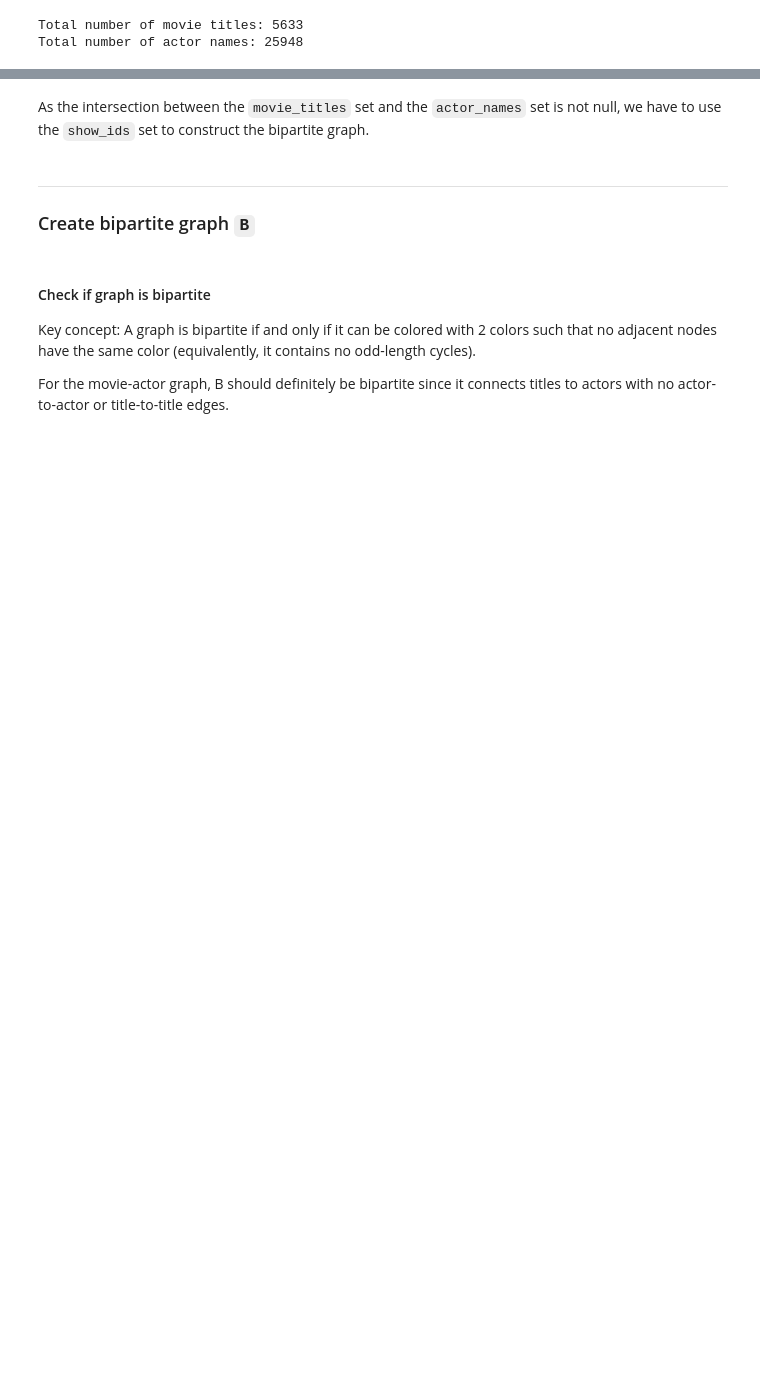
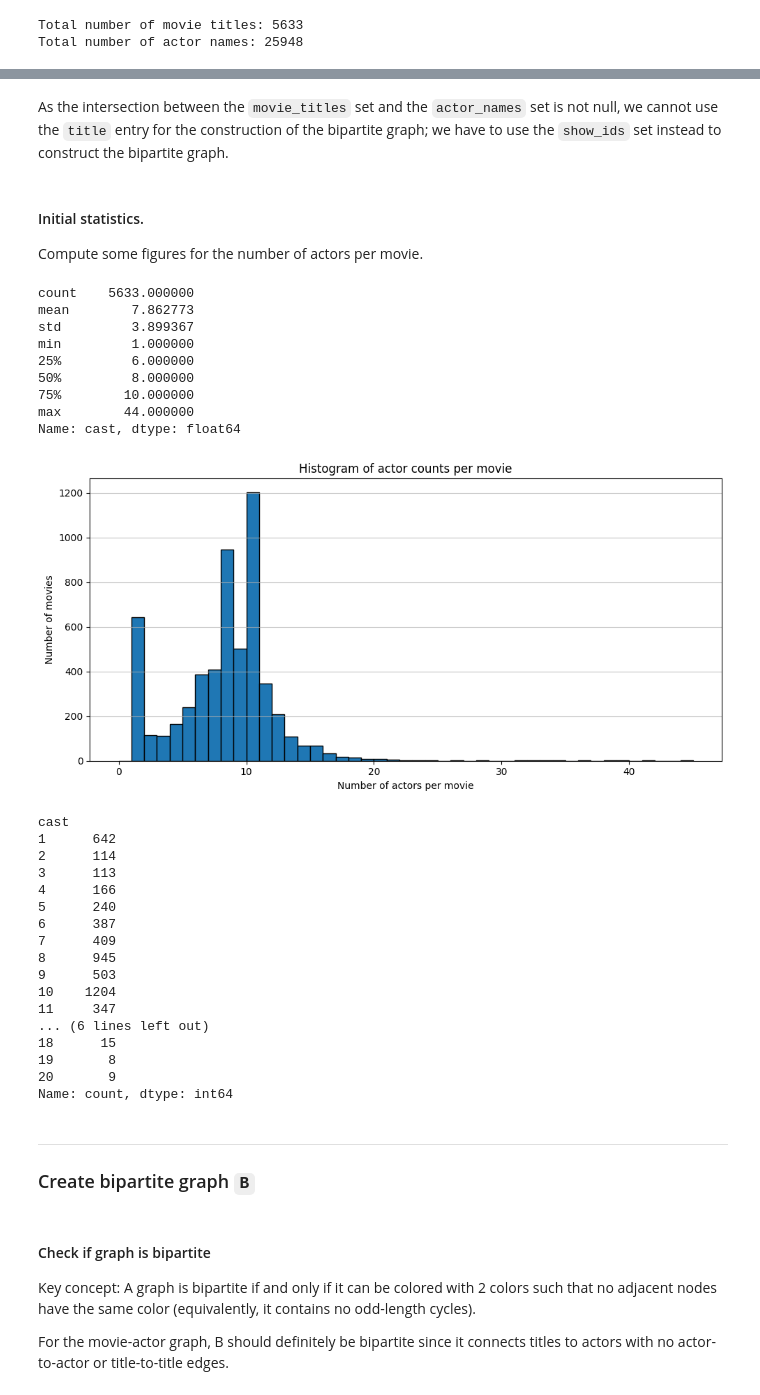
Before and after one commit to nluttenberger/methods_26, a Jupyter notebook: 072-Netflix_graphs.ipynb, the cells around one changed output, grey strips where cells are left out. Drawn from its saved outputs; the diff is of its cells as text; code cells hidden in the pictures; blank space fills up the shorter version.

```diff
--- a/072-Netflix_graphs.ipynb
+++ b/072-Netflix_graphs.ipynb
@@ -165,5 +197,59 @@ Movie titles that are also actor names: {'Amar', 'Shiva', 'Jimi Hendrix', 'Game'
 # %% [markdown]
-As the intersection between the `movie_titles` set and the `actor_names` set is not null, we have to use the `show_ids` set to construct the bipartite graph.
+As the intersection between the `movie_titles` set and the `actor_names` set is not null, we cannot use the `title` entry for the construction of the bipartite graph; we have to use the `show_ids` set instead to construct the bipartite graph.
+# %% [markdown]
+#### Initial statistics.
+
+Compute some figures for the number of actors per movie.
+# %%
+# Compute the number of actors per movie (split cast by comma and strip whitespace)
+actors_per_movie = df_movie['cast'].fillna('').apply(
+    lambda s: len([a for a in (x.strip() for x in s.split(',')) if a])
+)
+
+# Summary statistics
+print(actors_per_movie.describe())
+
+# Plot histogram
+plt.figure(figsize=(10, 5))
+plt.hist(actors_per_movie, bins=range(0, actors_per_movie.max() + 2), edgecolor='black')
+plt.xlabel('Number of actors per movie')
+plt.ylabel('Number of movies')
+plt.title('Histogram of actor counts per movie')
+plt.grid(axis='y', alpha=0.75)
+plt.tight_layout()
+plt.show()
+
+# Print distribution of actor counts
+actor_count_dist = actors_per_movie.value_counts().sort_index()
+print(actor_count_dist.head(20))
+# %% [output]
+count    5633.000000
+mean        7.862773
+std         3.899367
+min         1.000000
+25%         6.000000
+50%         8.000000
+75%        10.000000
+max        44.000000
+Name: cast, dtype: float64
+[figure, added]
+cast
+1      642
+2      114
+3      113
+4      166
+5      240
+6      387
+7      409
+8      945
+9      503
+10    1204
+11     347
+... (6 lines left out)
+18      15
+19       8
+20       9
+Name: count, dtype: int64
 # %% [markdown]
 ---
 
```
Also changed, not shown: parts of 18 cells of this notebook, 2 other files.
